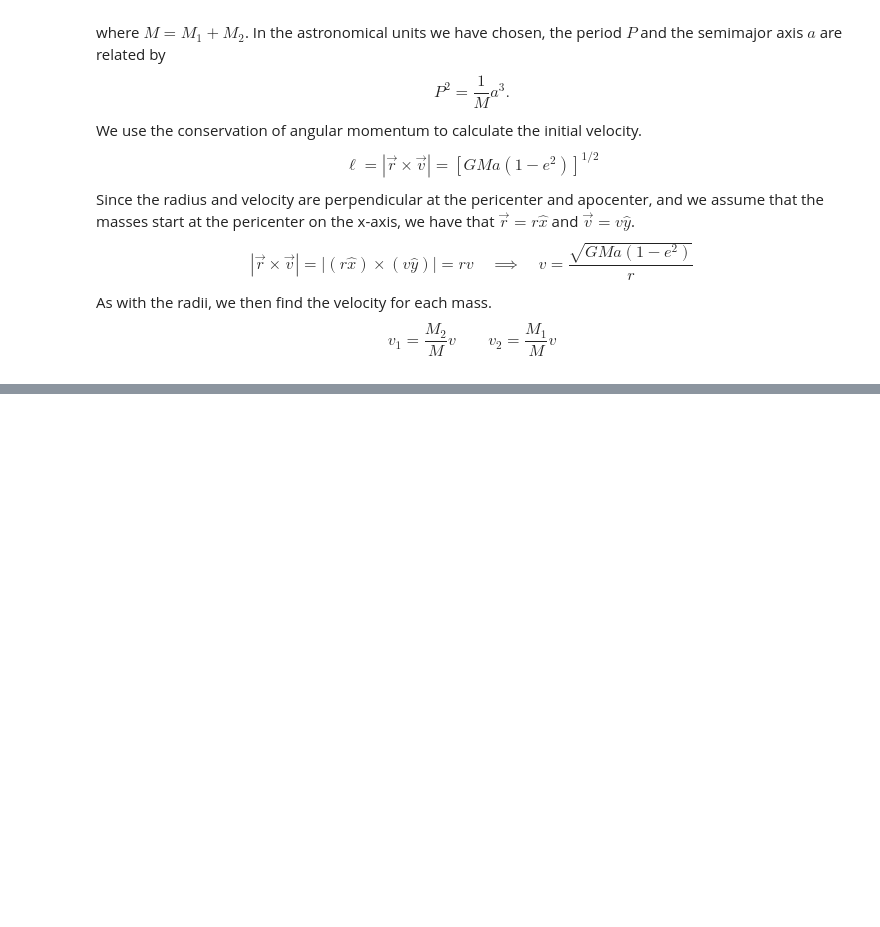
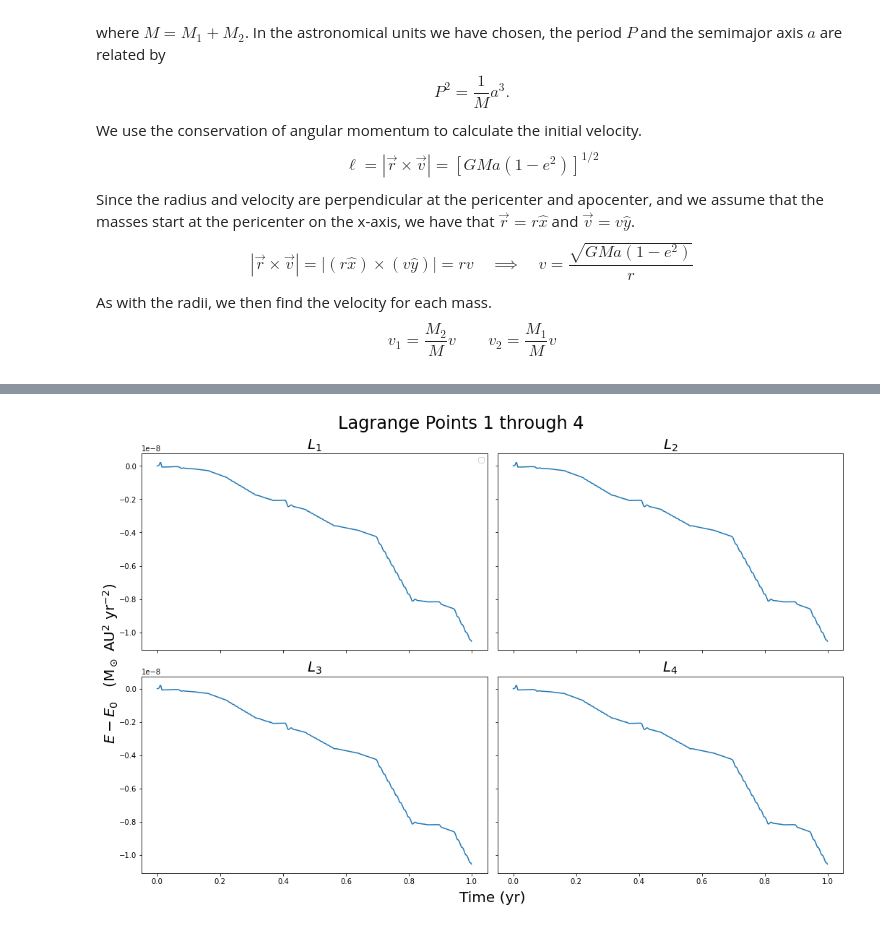
Before and after one commit to CIdis/Lagrange-Points, a Jupyter notebook: Main.ipynb, the cells around one changed output, grey strips where cells are left out. Cells and saved outputs as stored; diff of their text form; code cells hidden in the pictures; blank space fills up the shorter version.

```diff
--- a/Main.ipynb
+++ b/Main.ipynb
@@ -234,0 +267,11 @@ _=plot_orbits(vec)
+# %%
+# L_4 initial values
+r3 = r2
+v3 = v2
+
+x3 = r3 * np.cos(np.pi/3)
+y3 = r3 * np.sin(np.pi/3)
+vx3 = -v3 * np.sin(np.pi/3)
+vy3 = v3 * np.cos(np.pi/3)
+
+vec4 = np.array([x3,y3,0,vx3,vy3,0])
@@ -234,0 +320,21 @@ _=plot_orbits(vec)
+# %%
+fig, axs = plt.subplots(2,2, figsize=(15,10), sharex=True, sharey=True)
+
+for i, (ax,vec) in enumerate(zip(axs.flatten(),veclist),1):
+    E = calc_energy(vec, M1, M2, M3)
+    dE = E - E[0]
+    ax.plot(tarr, dE)
+    ax.set_title('$L_{{{:.0f}}}$'.format(i), fontsize=20)
+
+fig.add_subplot(111, frameon=False, xticks=(), yticks=())
+plt.xlabel('Time (yr)', fontsize=20, labelpad=25)
+plt.ylabel('$E - E_0 \quad (\mathrm{M_\odot \ AU^2 \ yr^{-2}})$', fontsize=20, labelpad=30)
+
+handles, labels = ax.get_legend_handles_labels()
+axs[0,0].legend(handles, labels, loc='upper right')
+
+fig.suptitle('Lagrange Points 1 through 4', fontsize=24)
+
+fig.tight_layout(rect=(0,0,1,1))
+# %% [output]
+[figure, added]
```
Also changed, not shown: parts of 20 cells of this notebook.
